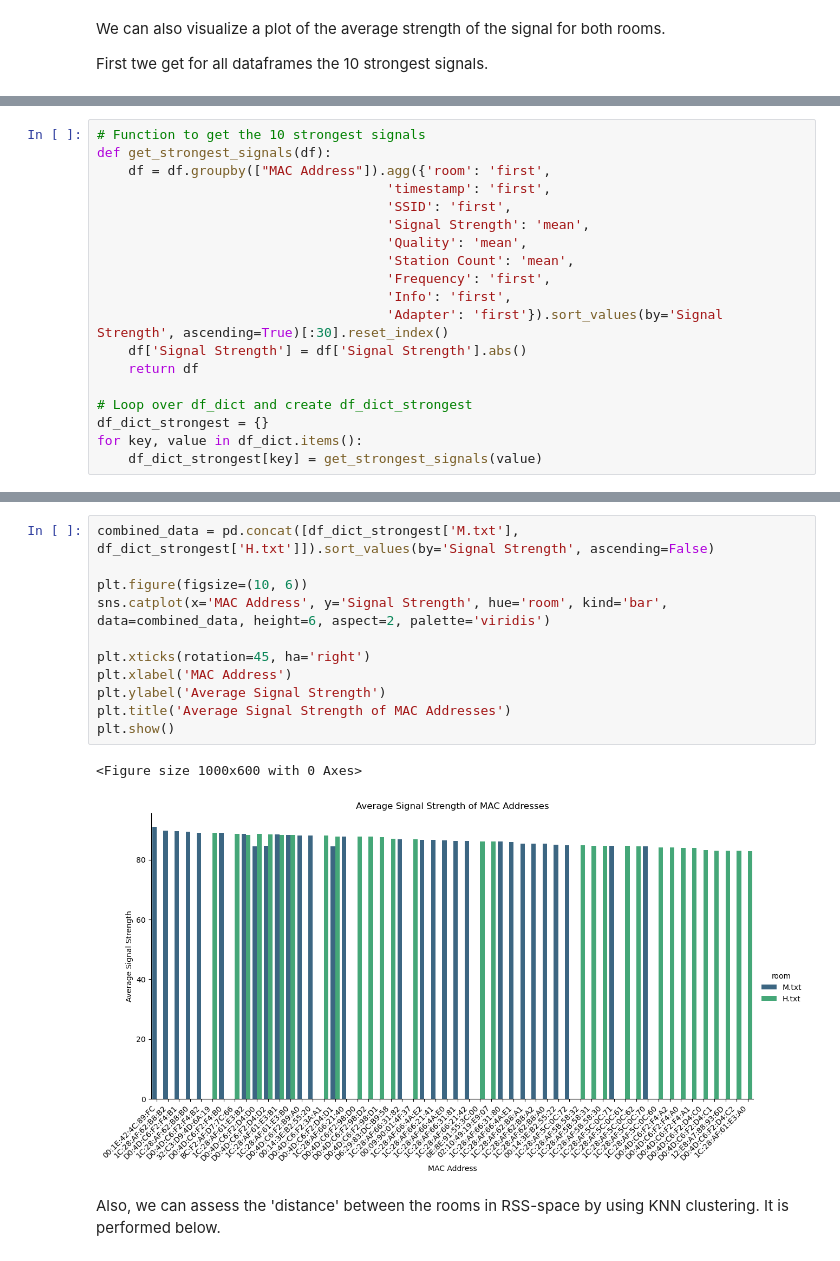
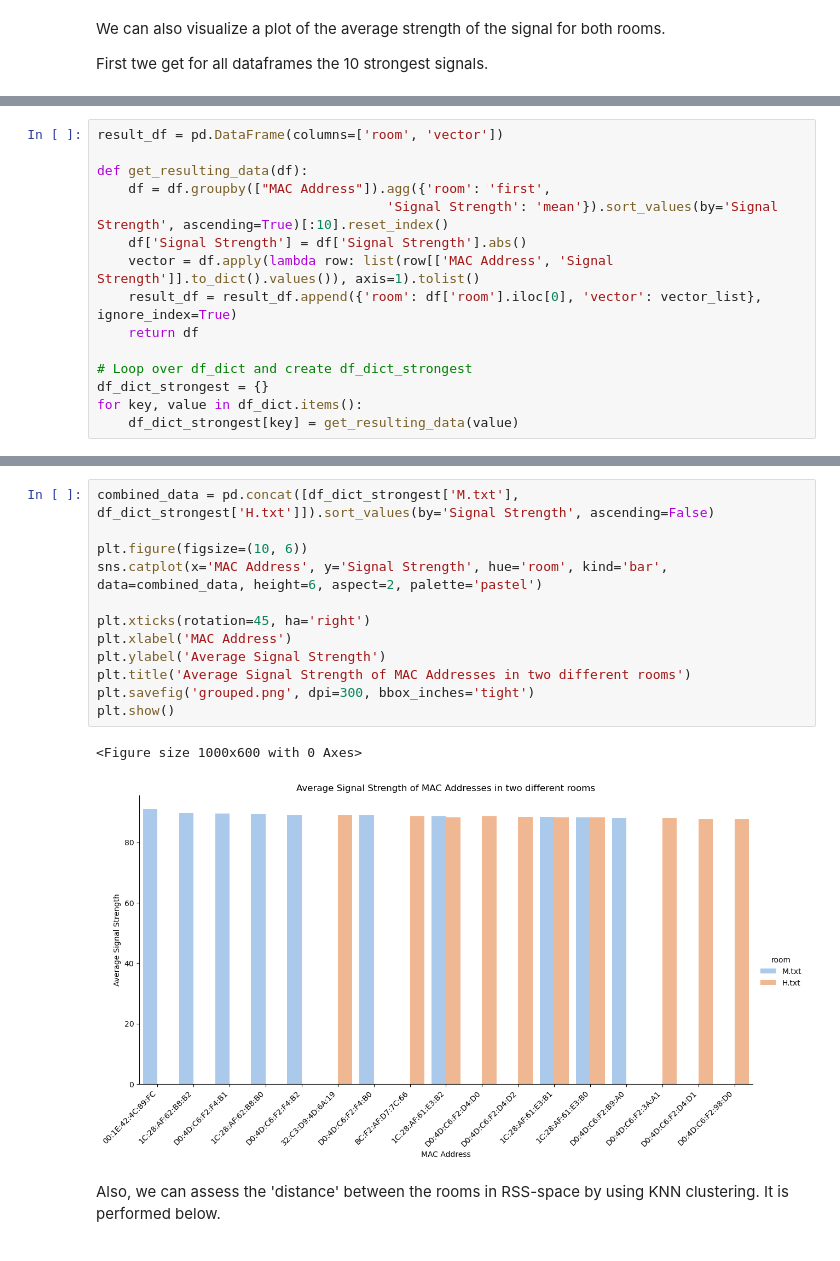
Before and after one commit to Nelis5174473/Wi-Fi-Fingerprinting-GEO1003, a Jupyter notebook: Analysis.ipynb, the cells around one changed output, grey strips where cells are left out. Drawn from its saved outputs; the diff is of its cells as text.

```diff
--- a/Analysis.ipynb
+++ b/Analysis.ipynb
@@ -273,19 +267,15 @@ First twe get for all dataframes the 10 strongest signals.
 # %%
-# Function to get the 10 strongest signals
-def get_strongest_signals(df):
+result_df = pd.DataFrame(columns=['room', 'vector'])
+
+def get_resulting_data(df):
     df = df.groupby(["MAC Address"]).agg({'room': 'first',
-                                     'timestamp': 'first',
-                                     'SSID': 'first',
-                                     'Signal Strength': 'mean',
-                                     'Quality': 'mean',
-                                     'Station Count': 'mean',
-                                     'Frequency': 'first',
-                                     'Info': 'first',
-                                     'Adapter': 'first'}).sort_values(by='Signal Strength', ascending=True)[:30].reset_index()
+                                     'Signal Strength': 'mean'}).sort_values(by='Signal Strength', ascending=True)[:10].reset_index()
     df['Signal Strength'] = df['Signal Strength'].abs()
+    vector = df.apply(lambda row: list(row[['MAC Address', 'Signal Strength']].to_dict().values()), axis=1).tolist()
+    result_df = result_df.append({'room': df['room'].iloc[0], 'vector': vector_list}, ignore_index=True)
     return df
 
 # Loop over df_dict and create df_dict_strongest
 df_dict_strongest = {}
 for key, value in df_dict.items():
-    df_dict_strongest[key] = get_strongest_signals(value)
+    df_dict_strongest[key] = get_resulting_data(value)
@@ -317,17 +335,18 @@ merged_df
 # %%
 combined_data = pd.concat([df_dict_strongest['M.txt'], df_dict_strongest['H.txt']]).sort_values(by='Signal Strength', ascending=False)
 
 plt.figure(figsize=(10, 6))
-sns.catplot(x='MAC Address', y='Signal Strength', hue='room', kind='bar', data=combined_data, height=6, aspect=2, palette='viridis')
+sns.catplot(x='MAC Address', y='Signal Strength', hue='room', kind='bar', data=combined_data, height=6, aspect=2, palette='pastel')
 
 plt.xticks(rotation=45, ha='right')
 plt.xlabel('MAC Address')
 plt.ylabel('Average Signal Strength')
-plt.title('Average Signal Strength of MAC Addresses')
+plt.title('Average Signal Strength of MAC Addresses in two different rooms')
+plt.savefig('grouped.png', dpi=300, bbox_inches='tight')
 plt.show()
 # %% [output]
 <Figure size 1000x600 with 0 Axes>
-[figure, old version]
+[figure, new version]
 # %% [markdown]
 Also, we can assess the 'distance' between the rooms in RSS-space by using KNN clustering. It is performed below.
 # %%
```
Also changed, not shown: parts of 8 cells of this notebook, 5 other files.
